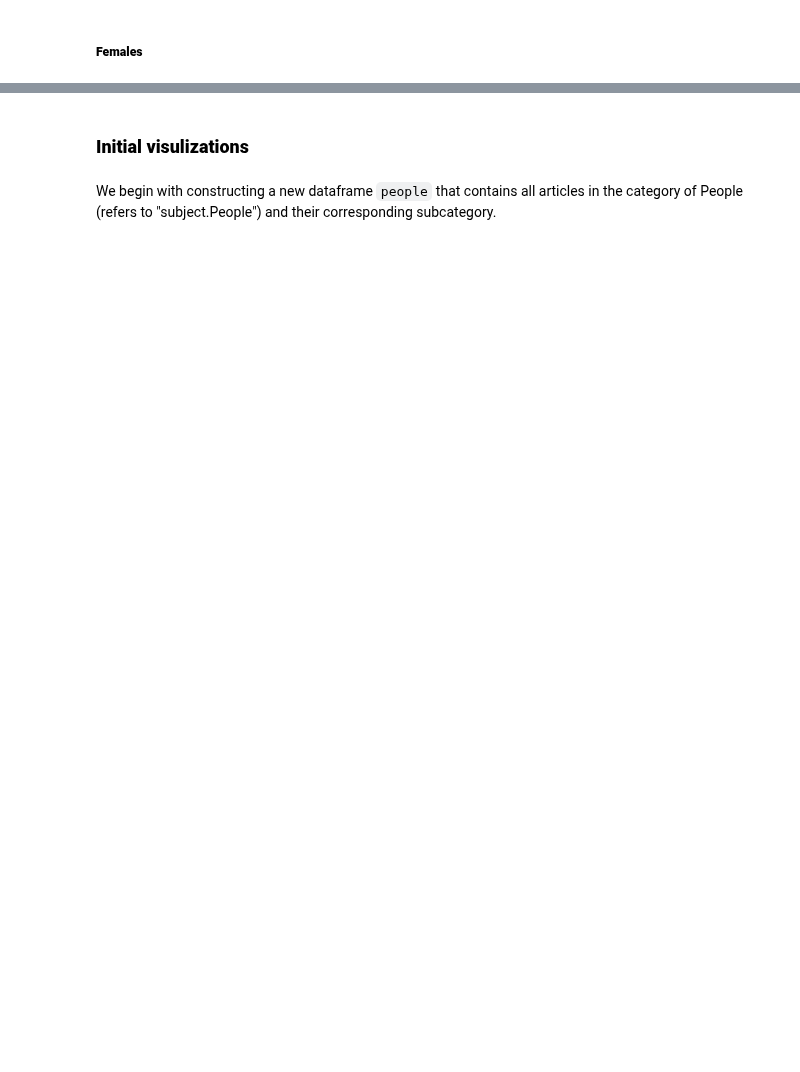
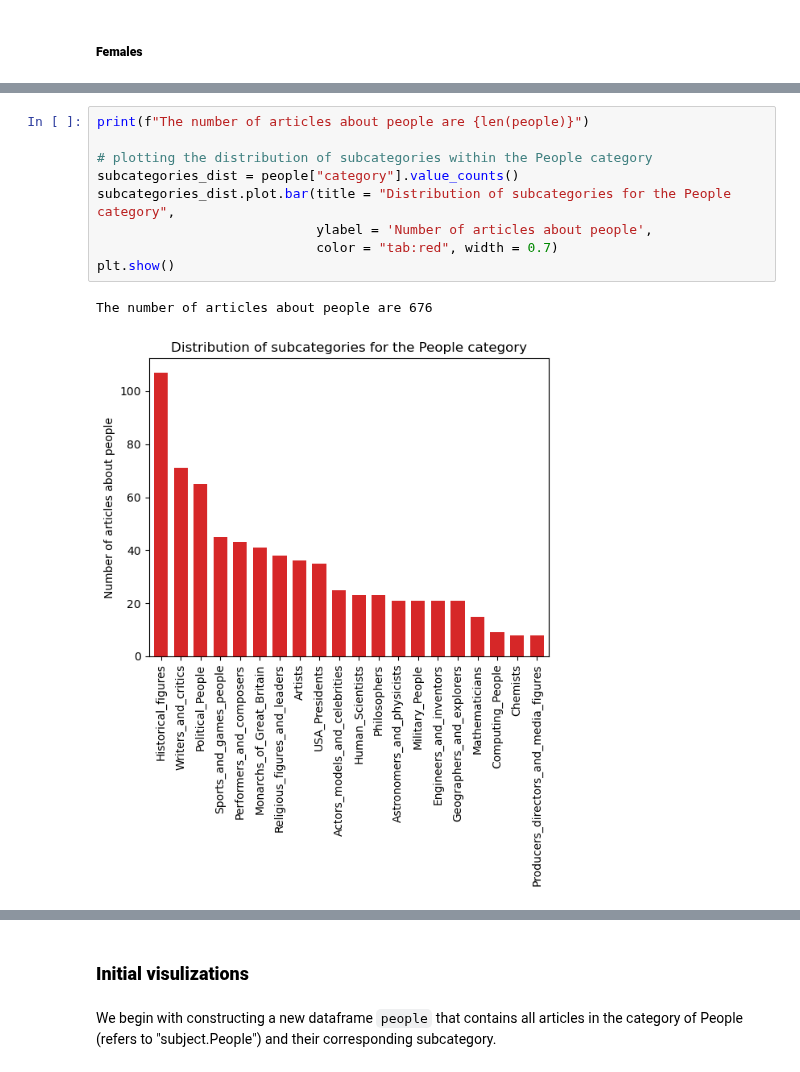
Before and after one commit to epfl-ada/ada-2022-project-metadata, a Jupyter notebook: project.ipynb, the cells around one changed output, grey strips where cells are left out. Cells and saved outputs as stored; diff of their text form; blank space fills up the shorter version.

```diff
--- a/project.ipynb
+++ b/project.ipynb
@@ -158,0 +168,12 @@ Taka kóðann frá Maresu - búa til eitt dataset sem inniheldur bara þær uppl
+# %%
+print(f"The number of articles about people are {len(people)}")
+
+# plotting the distribution of subcategories within the People category
+subcategories_dist = people["category"].value_counts()
+subcategories_dist.plot.bar(title = "Distribution of subcategories for the People category",
+                            ylabel = 'Number of articles about people',
+                            color = "tab:red", width = 0.7)
+plt.show()
+# %% [output]
+The number of articles about people are 676
+[figure, added]
```
Also changed, not shown: parts of 20 cells of this notebook.
